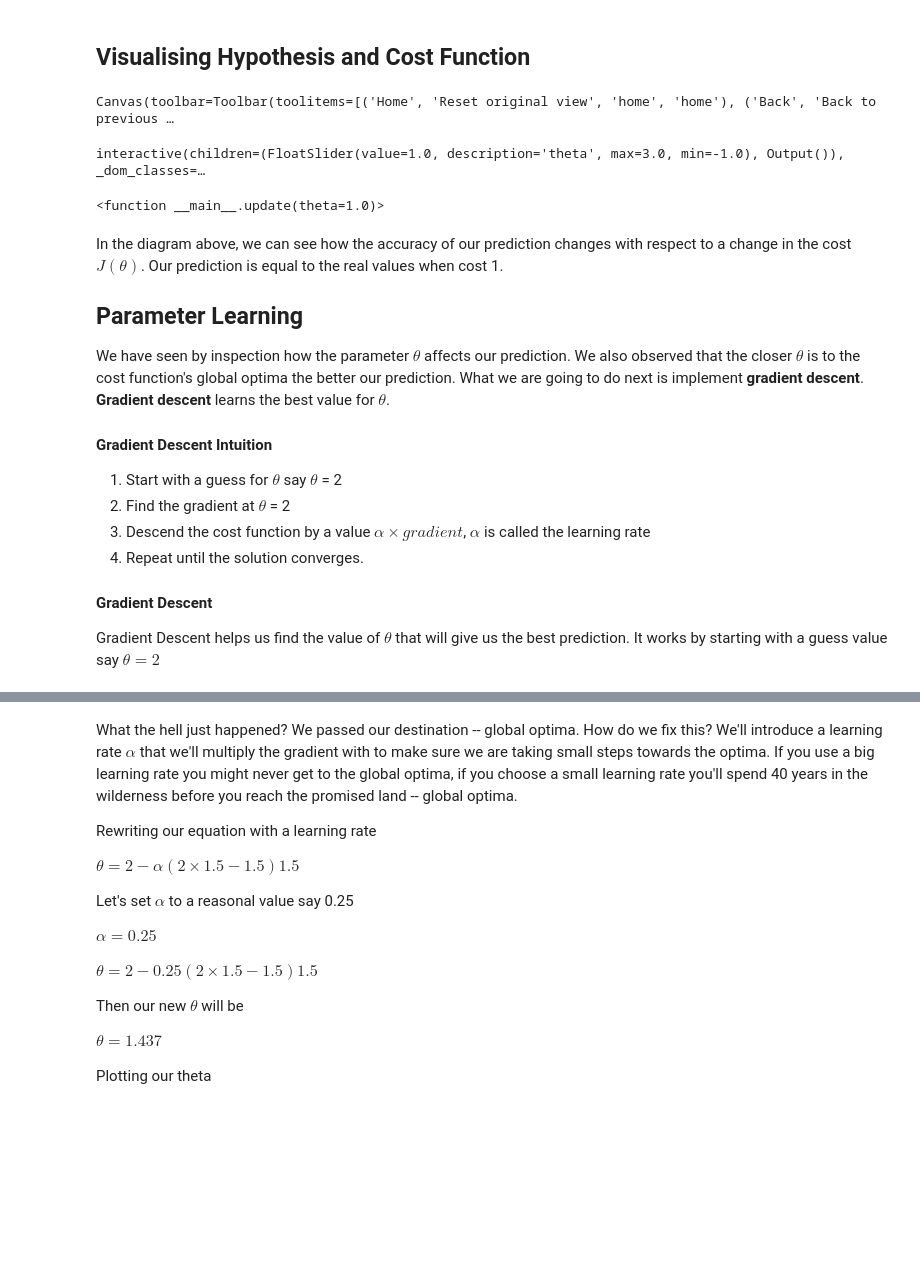
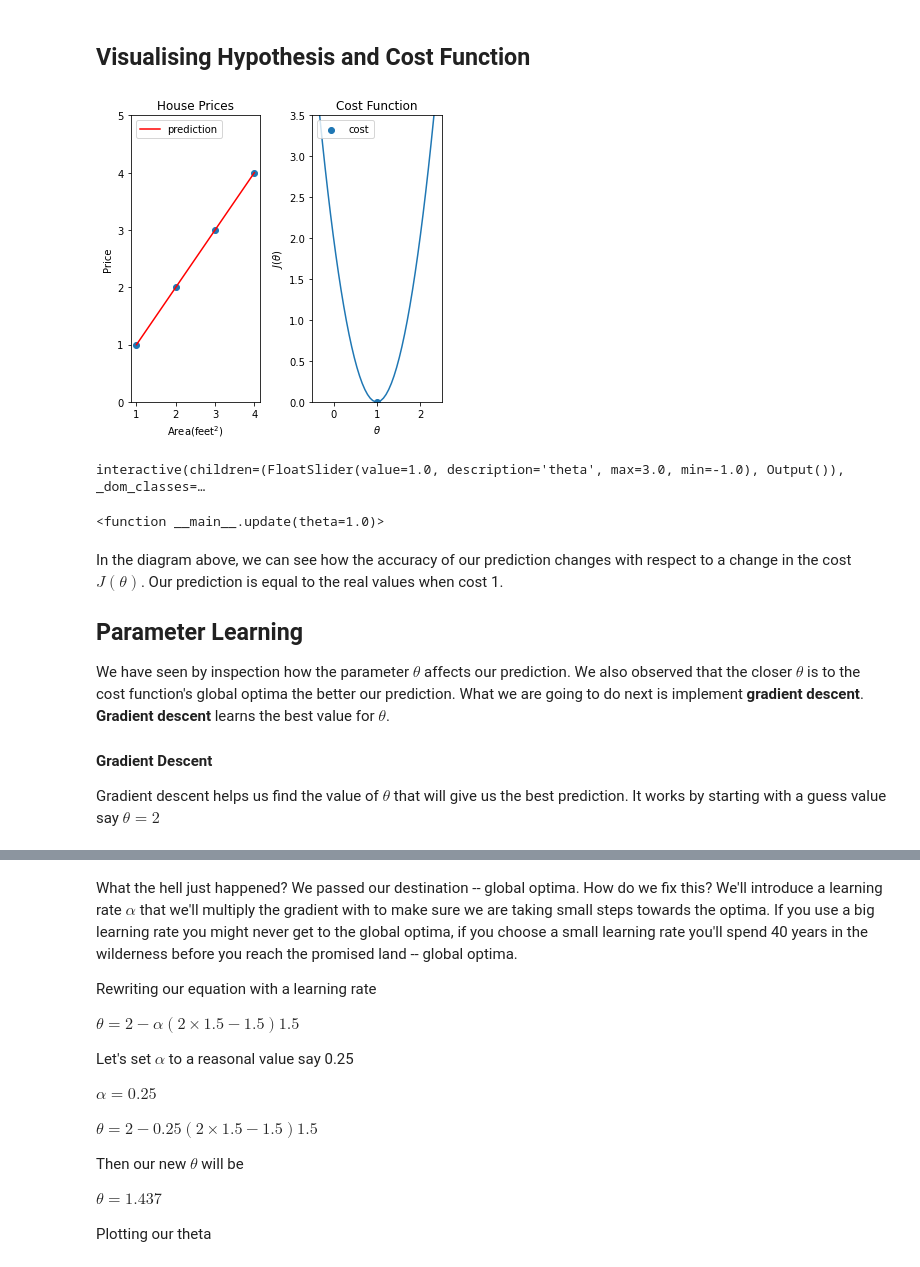
Before and after one commit to jobala/machine-learning, a Jupyter notebook: linear_regression.ipynb, the cells around one changed output, grey strips where cells are left out. Saved outputs shown, nothing was run; the diff lists cells and outputs as text; code cells hidden in the pictures; blank space fills up the shorter version.

```diff
--- a/linear_regression.ipynb
+++ b/linear_regression.ipynb
@@ -99,52 +85,45 @@ def plot_prediction(theta):
     axes[0].plot(df.area, theta*df.price, color='red', label='prediction')
     axes[0].legend(loc='upper left')
 
 def plot_cost(theta):
     x2 = np.linspace(-0.5, 2.5)
     y2 = [cost_function(x, training_data=df) for x in x2]
 
     axes[1].set_ylim(0, 3.5)
     axes[1].set_xlim(-0.5, 2.5)
 
     axes[1].set_title('Cost Function')
     axes[1].set_xlabel(r'$\theta$')
     axes[1].set_ylabel(r'$J(\theta)$')
 
     axes[1].scatter(theta, cost_function(theta, df), label='cost')
     axes[1].legend(loc='upper left')
     axes[1].plot(x2, y2)
 
 plot_prediction(theta=1.0)
 plot_cost(theta=1.0)
-
+fig.tight_layout()
 def update(theta = 1.0):
     axes[0].clear()
     axes[1].clear()
 
     plot_prediction(theta)
     plot_cost(theta)
 
 
 interact(update)
 # %% [output]
+[figure, added]
-Canvas(toolbar=Toolbar(toolitems=[('Home', 'Reset original view', 'home', 'home'), ('Back', 'Back to previous …
+interactive(children=(FloatSlider(value=1.0, description='theta', max=3.0, min=-1.0), Output()), _dom_classes=…
-interactive(children=(FloatSlider(value=1.0, description='theta', max=3.0, min=-1.0), Output()), _dom_classes=…
+<function __main__.update(theta=1.0)>
-<function __main__.update(theta=1.0)>
 # %% [markdown]
 In the diagram above, we can see how the accuracy of our prediction changes with respect to a change in the cost $J(\theta)$. Our prediction is equal to the real values when cost 1.
 
 ## Parameter Learning
 We have seen by inspection how the parameter $\theta$ affects our prediction. We also observed that the closer $\theta$ is to the cost function's global optima the better our prediction.  What we are going to do next is implement **gradient descent**. **Gradient descent** learns the best value for $\theta$.
 
-
-#### Gradient Descent Intuition
-1. Start with a guess for $\theta$ say $\theta$ = 2
-2. Find the gradient at $\theta$ = 2
-3. Descend the cost function by a value $\alpha \times gradient$, $\alpha$ is called the learning rate
-4. Repeat until the solution converges.
-
 #### Gradient Descent
-Gradient Descent helps us find the value of $\theta$ that will give us the best prediction. It works by starting with a guess value say $\theta = 2$
+Gradient descent helps us find the value of $\theta$ that will give us the best prediction. It works by starting with a guess value say $\theta = 2$
 # %%
 def cost(theta):
     plt.figure()
```
Also changed, not shown: parts of 13 cells of this notebook, 1 other file.
